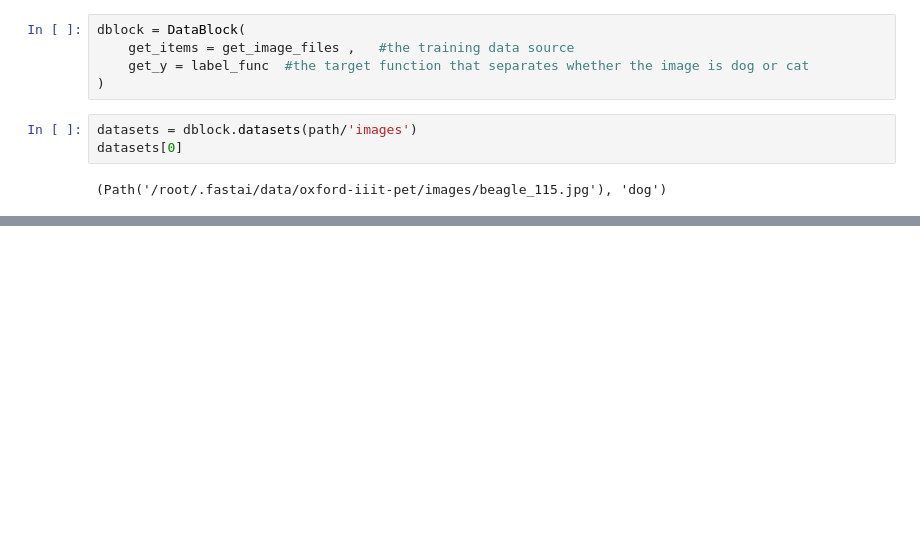
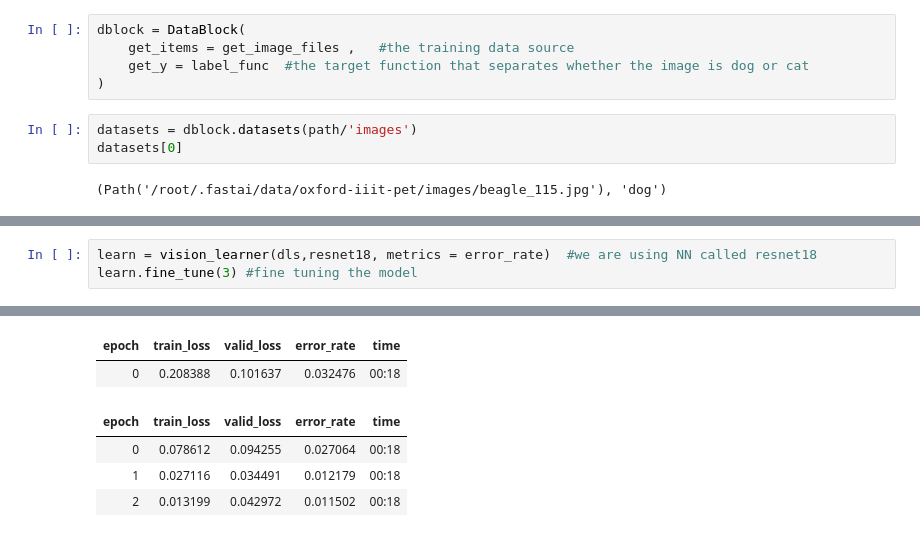
Before and after one commit to AsokTamang/Image-classifier, a Jupyter notebook: image_classifier.ipynb, the cells around one changed output, grey strips where cells are left out. Drawn from its saved outputs; the diff is of its cells as text; blank space fills up the shorter version.

```diff
--- a/image_classifier.ipynb
+++ b/image_classifier.ipynb
@@ -46,0 +47,4 @@ image_classifier.show_batch()
+# %%
+learn = vision_learner(dls,resnet18, metrics = error_rate)  #we are using NN called resnet18
+learn.fine_tune(3) #fine tuning the model
+# %% [output]
@@ -46,0 +52,6 @@ image_classifier.show_batch()
+| epoch | train_loss | valid_loss | error_rate | time |
+| 0 | 0.208388 | 0.101637 | 0.032476 | 00:18 |
+| epoch | train_loss | valid_loss | error_rate | time |
+| 0 | 0.078612 | 0.094255 | 0.027064 | 00:18 |
+| 1 | 0.027116 | 0.034491 | 0.012179 | 00:18 |
+| 2 | 0.013199 | 0.042972 | 0.011502 | 00:18 |
```
Also changed, not shown: parts of 4 cells of this notebook.
